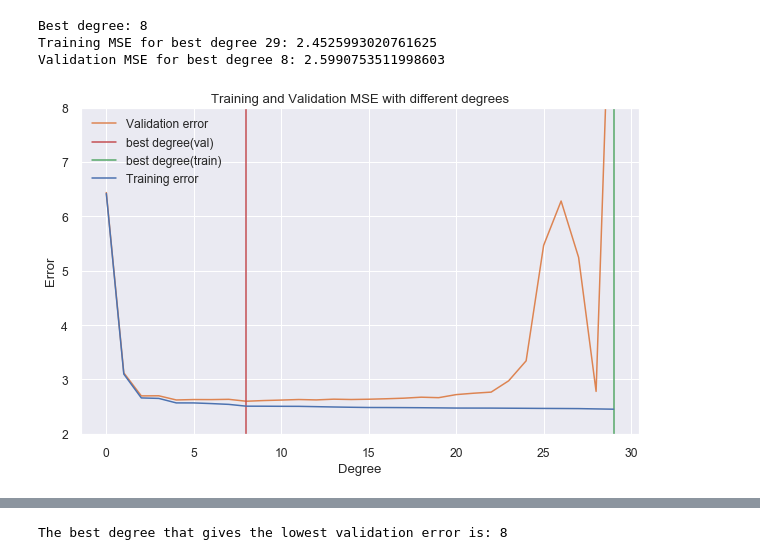
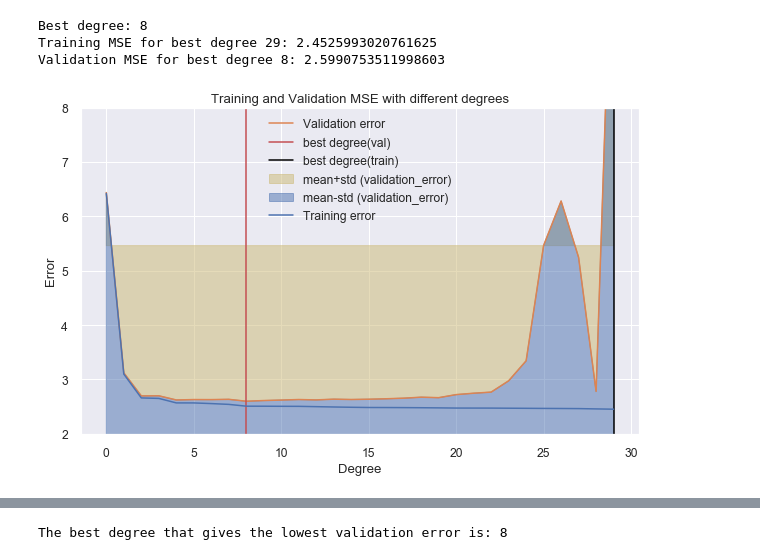
Before and after one commit to Wangsherpa/homeworks, a Jupyter notebook: Homework-2/ai1_c1_homework2_students.ipynb, the cells around one changed output, grey strips where cells are left out. Cells and saved outputs as stored; diff of their text form; code cells hidden in the pictures.

Commit message:
updated plot

```diff
--- a/Homework-2/ai1_c1_homework2_students.ipynb
+++ b/Homework-2/ai1_c1_homework2_students.ipynb
@@ -578,17 +578,23 @@ Best degree: 8
 Training MSE for best degree 29: 2.4525993020761625
 Validation MSE for best degree 8: 2.5990753511998603
 # %%
+# compute mean+-standard deviation for validation error
+validation_mps = np.mean(validation_error) + np.std(validation_error)
+validation_mms = np.mean(validation_error) - np.std(validation_error)
+
 # plot training and validation error along with degree
 plt.figure(figsize=(10, 6))
 plt.errorbar(range(30), training_error, label="Training error")
 plt.plot(range(30), validation_error, label="Validation error")
 plt.axvline(best_deg_val, color='r', label="best degree(val)")
-plt.axvline(best_deg_train, color='g', label="best degree(train)")
+plt.axvline(best_deg_train, color='black', label="best degree(train)")
+plt.fill_between(range(30), validation_error, validation_mps, color='y', label='mean+std (validation_error)', alpha=0.5)
+plt.fill_between(range(30), validation_error, validation_mms, color='b', label='mean-std (validation_error)', alpha=0.5)
 plt.ylim((2, 8))
 plt.xlabel("Degree")
 plt.ylabel("Error")
 plt.title("Training and Validation MSE with different degrees")
 plt.legend()
 plt.show()
 # %% [output]
-[figure, old version]
+[figure, new version]
```
Also changed, not shown: parts of 7 cells of this notebook.
